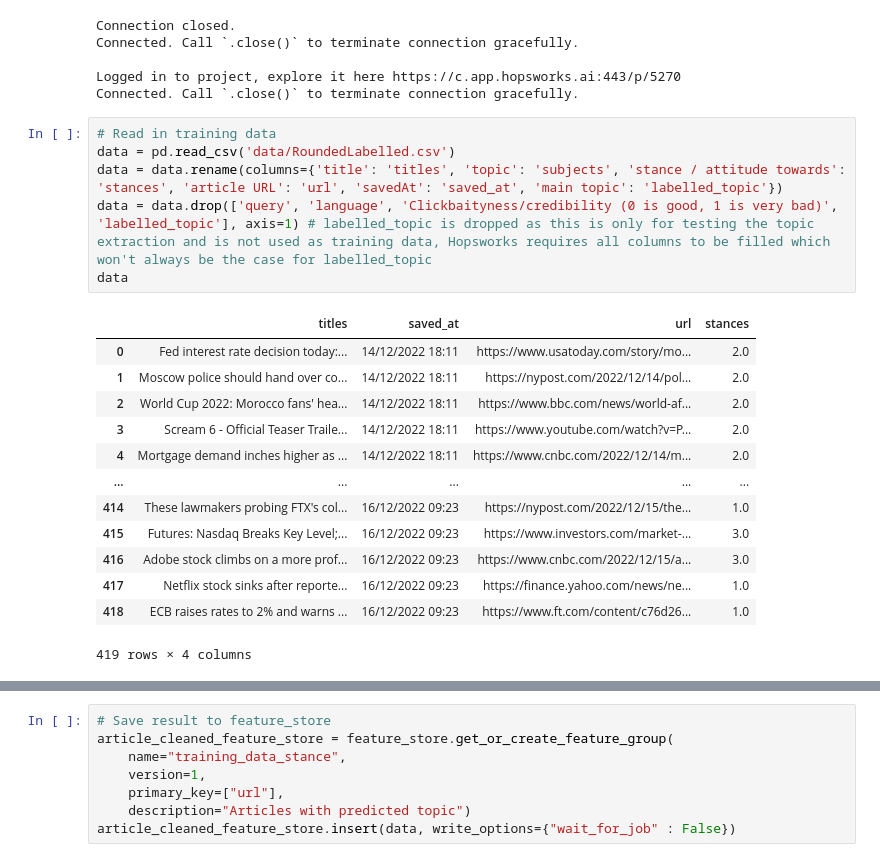
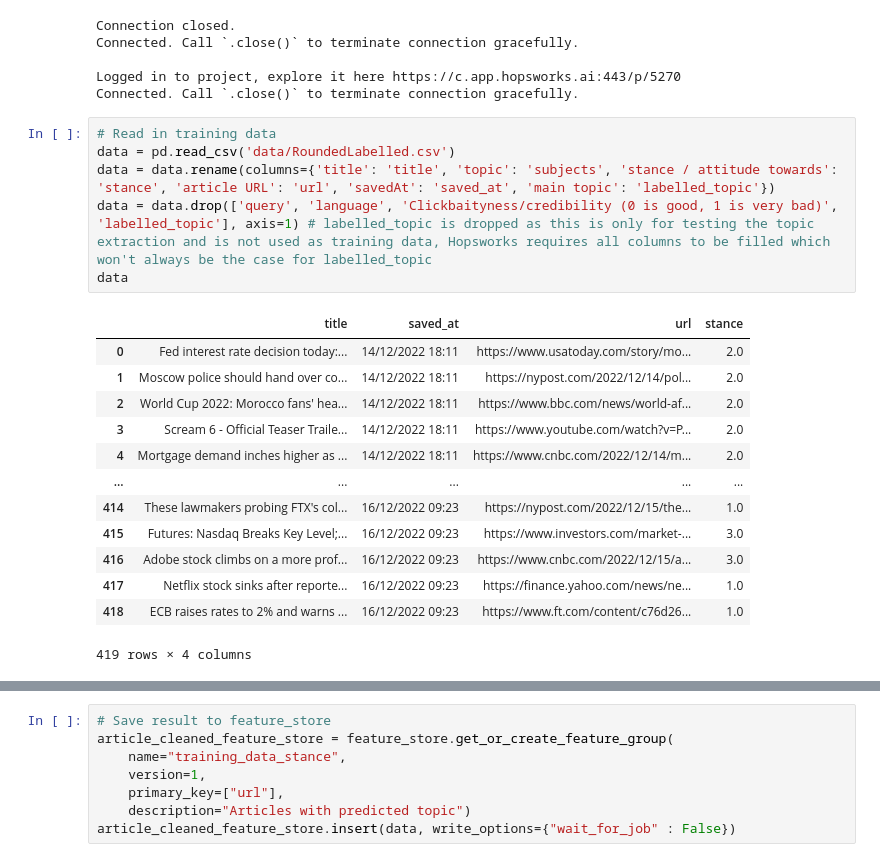
Before and after one commit to renesteeman/ScalableStance, a Jupyter notebook: Pipeline/UploadTrainingData.ipynb, the cells around one changed output, grey strips where cells are left out. Saved outputs shown, nothing was run; the diff lists cells and outputs as text.

```diff
--- a/Pipeline/UploadTrainingData.ipynb
+++ b/Pipeline/UploadTrainingData.ipynb
@@ -14,11 +16,11 @@ Connected. Call `.close()` to terminate connection gracefully.
 # %%
 # Read in training data
 data = pd.read_csv('data/RoundedLabelled.csv')
-data = data.rename(columns={'title': 'titles', 'topic': 'subjects', 'stance / attitude towards': 'stances', 'article URL': 'url', 'savedAt': 'saved_at', 'main topic': 'labelled_topic'})
+data = data.rename(columns={'title': 'title', 'topic': 'subjects', 'stance / attitude towards': 'stance', 'article URL': 'url', 'savedAt': 'saved_at', 'main topic': 'labelled_topic'})
 data = data.drop(['query', 'language', 'Clickbaityness/credibility (0 is good, 1 is very bad)', 'labelled_topic'], axis=1) # labelled_topic is dropped as this is only for testing the topic extraction and is not used as training data, Hopsworks requires all columns to be filled which won't always be the case for labelled_topic
 data
 # %% [output]
-|  | titles | saved_at | url | stances |
+|  | title | saved_at | url | stance |
 | 0 | Fed interest rate decision today:... | 14/12/2022 18:11 | https://www.usatoday.com/story/mo... | 2.0 |
 | 1 | Moscow police should hand over co... | 14/12/2022 18:11 | https://nypost.com/2022/12/14/pol... | 2.0 |
 | 2 | World Cup 2022: Morocco fans' hea... | 14/12/2022 18:11 | https://www.bbc.com/news/world-af... | 2.0 |
```
Also changed, not shown: parts of 3 cells of this notebook, 10 other files.
